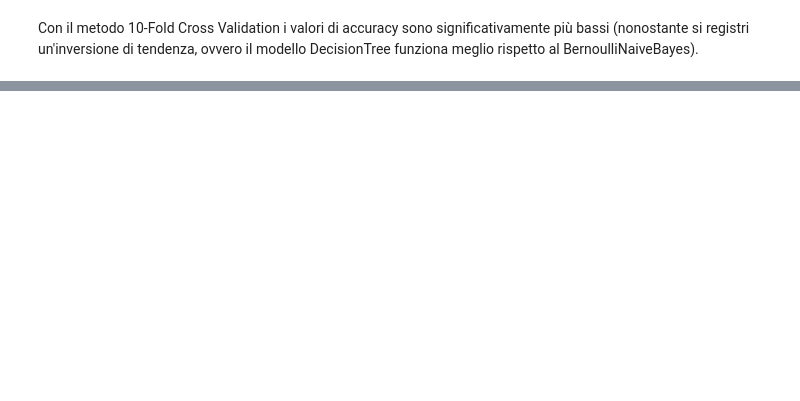
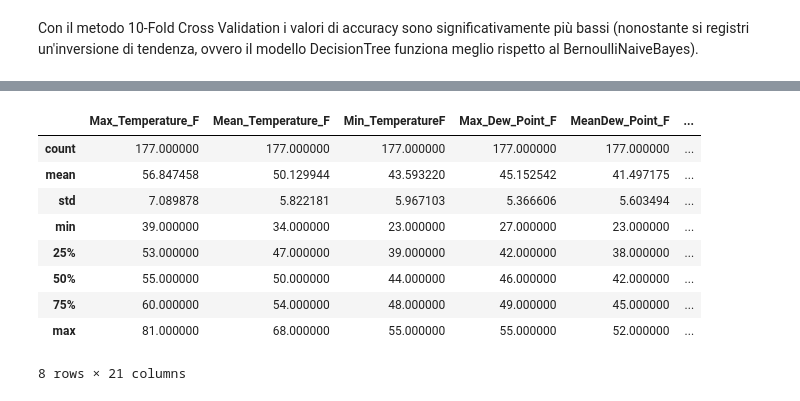
Before and after one commit to enrico-ghidoni/bda-lab-2019, a Jupyter notebook: exam-2017-02-07/enrico-ghidoni.ipynb, the cells around one changed output, grey strips where cells are left out. Saved outputs shown, nothing was run; the diff lists cells and outputs as text; code cells hidden in the pictures; blank space fills up the shorter version.

```diff
--- a/exam-2017-02-07/enrico-ghidoni.ipynb
+++ b/exam-2017-02-07/enrico-ghidoni.ipynb
@@ -361,0 +366,13 @@ print(model.score(X_test, y_test))
+# %%
+month_train[0].describe()
+# %% [output]
+|  | Max_Temperature_F | Mean_Temperature_F | Min_TemperatureF | Max_Dew_Point_F | MeanDew_Point_F | ... |
+| count | 177.000000 | 177.000000 | 177.000000 | 177.000000 | 177.000000 | ... |
+| mean | 56.847458 | 50.129944 | 43.593220 | 45.152542 | 41.497175 | ... |
+| std | 7.089878 | 5.822181 | 5.967103 | 5.366606 | 5.603494 | ... |
+| min | 39.000000 | 34.000000 | 23.000000 | 27.000000 | 23.000000 | ... |
+| 25% | 53.000000 | 47.000000 | 39.000000 | 42.000000 | 38.000000 | ... |
+| 50% | 55.000000 | 50.000000 | 44.000000 | 46.000000 | 42.000000 | ... |
+| 75% | 60.000000 | 54.000000 | 48.000000 | 49.000000 | 45.000000 | ... |
+| max | 81.000000 | 68.000000 | 55.000000 | 55.000000 | 52.000000 | ... |
+8 rows × 21 columns
```
Also changed, not shown: parts of 22 cells of this notebook, 12 other files.
